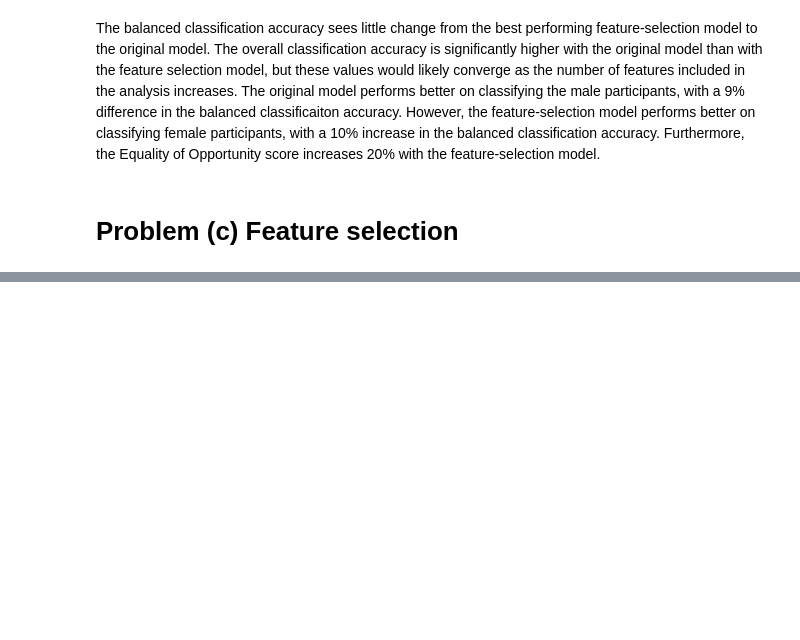
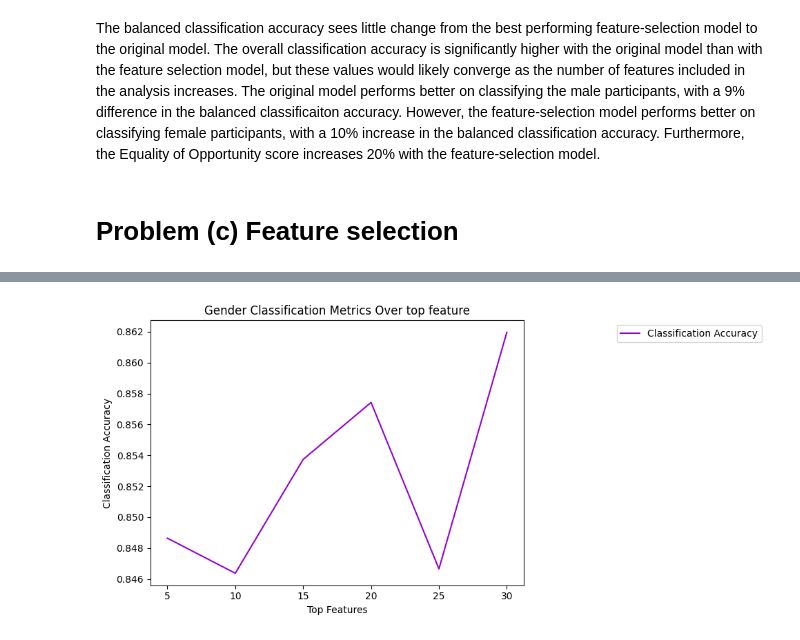
Before and after one commit to momoaolig/ML-Team-Assignment, a Jupyter notebook: hw5.ipynb, the cells around one changed output, grey strips where cells are left out. Drawn from its saved outputs; the diff is of its cells as text; code cells hidden in the pictures; blank space fills up the shorter version.

```diff
--- a/hw5.ipynb
+++ b/hw5.ipynb
@@ -493,0 +492,6 @@ features = pd.read_csv('feature_description.csv',
+# %%
+i = 20  # Number of features
+X_train_mod = X_train.values
+correlations = [abs(pearsonr(X_train_mod[:, j], y_train_gender)[0]) for j in range(X_train.shape[1])]
+top_feature_indices = sorted(range(len(correlations)), key=lambda j: correlations[j], reverse=True)[:i]
+X_train_selected = X_train_mod[:, top_feature_indices]
@@ -493,0 +537,13 @@ features = pd.read_csv('feature_description.csv',
+# %%
+result_gender, correlations_gender = find_best_features(X_train, y_train_gender, best_param_gender)
+# %%
+best_acc_filtered_gender = 0
+n_best  = None
+top_feature_df_gender_list = []
+for n in result_gender:
+    if(n['Accuracy'] > best_acc_filtered_gender):
+        best_acc_filtered_gender = n['Accuracy']
+        n_best = n
+    top_feature_df_gender_list.append({'Number of Features': n['Number of Features'], 'Accuracy':n['Accuracy']})
+    print("Number of features: ", n['Number of Features']," gave accuracy of: ", n['Accuracy'])
+top_feature_df_gender = pd.DataFrame(top_feature_df_gender_list)
@@ -493,0 +566,13 @@ features = pd.read_csv('feature_description.csv',
+# %%
+# plot results
+fig, ax = plt.subplots(1, 1)
+num_top_features = range(5, 31, 5)
+ax.plot(num_top_features, top_feature_df_gender['Accuracy'], label = "Classification Accuracy", color='darkviolet')
+ax.set_title('Gender Classification Metrics Over top feature')
+ax.set_xlabel('Top Features')
+ax.set_ylabel('Classification Accuracy')
+fig.tight_layout()
+plt.legend(loc='upper right', bbox_to_anchor=(1.15, 0.5, 0.5, 0.5))
+plt.show()
+# %% [output]
+[figure, added]
```
Also changed, not shown: parts of 21 cells of this notebook.
